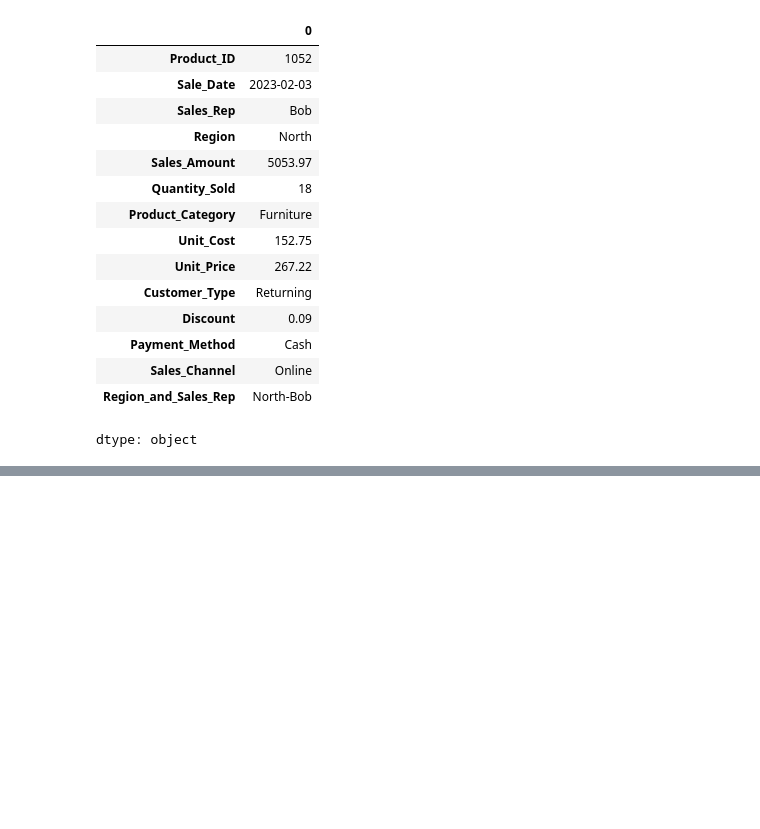
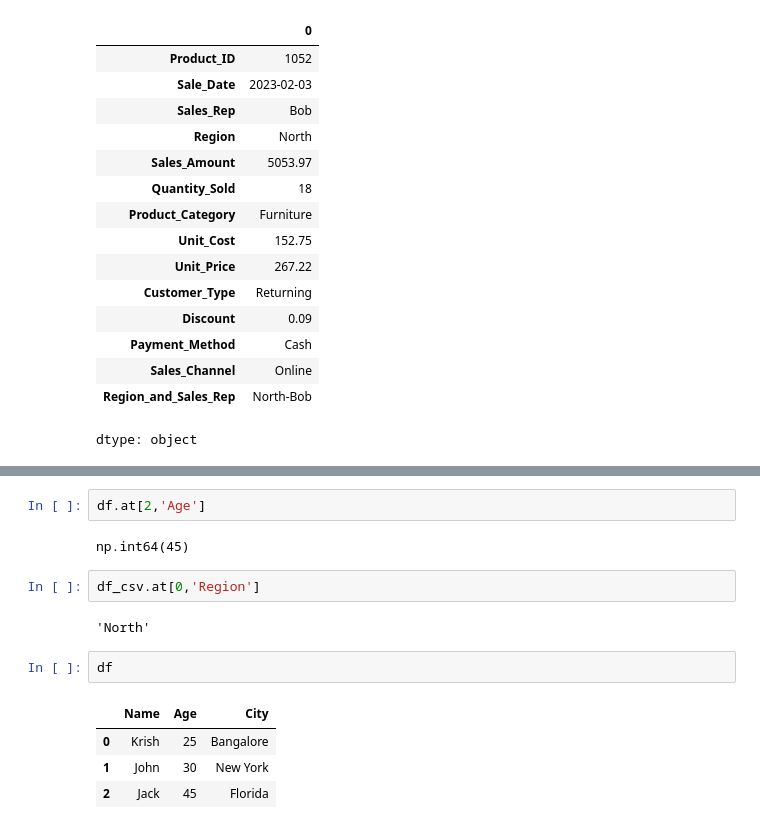
Before and after one commit to sangramshitole07/PythonCourse, a Jupyter notebook: Python_course_module3.ipynb, the cells around one changed output, grey strips where cells are left out. Drawn from its saved outputs; the diff is of its cells as text; blank space fills up the shorter version.

```diff
--- a/Python_course_module3.ipynb
+++ b/Python_course_module3.ipynb
@@ -144,0 +164,15 @@ dtype: object
+# %%
+df.at[2,'Age']
+# %% [output]
+np.int64(45)
+# %%
+df_csv.at[0,'Region']
+# %% [output]
+'North'
+# %%
+df
+# %% [output]
+|  | Name | Age | City |
+| 0 | Krish | 25 | Bangalore |
+| 1 | John | 30 | New York |
+| 2 | Jack | 45 | Florida |
```
Also changed, not shown: parts of 6 cells of this notebook.
